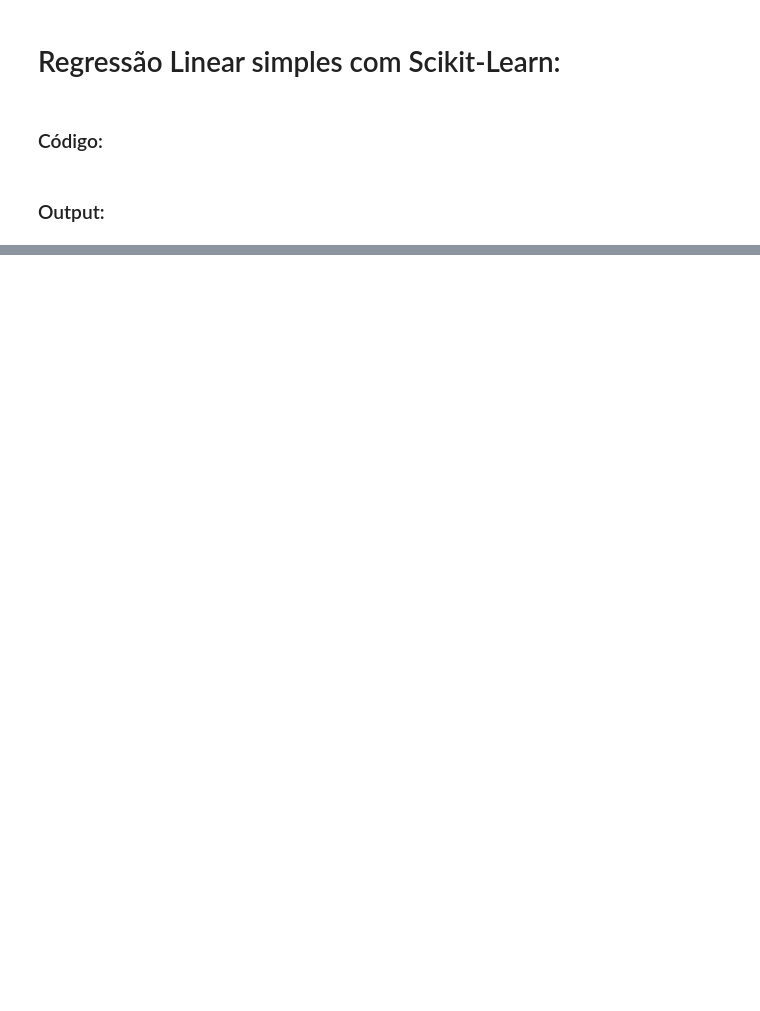
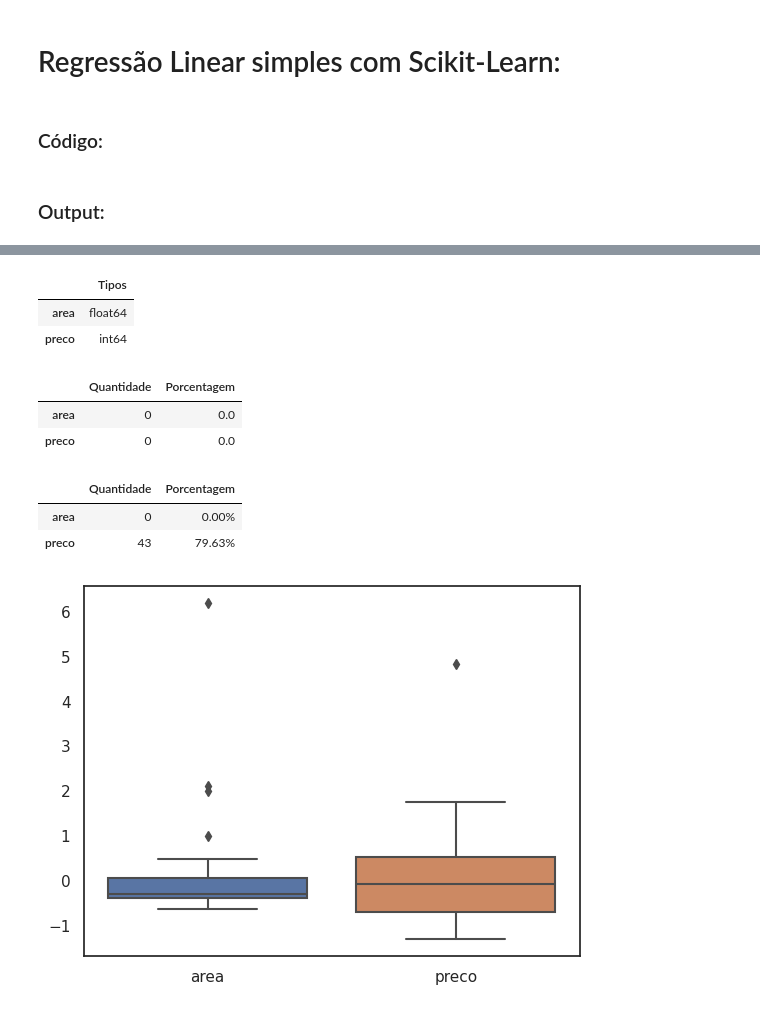
Before and after one commit to SamuelBarbosaDev/DataExpert, a Jupyter notebook: core/core/slots/7/main.ipynb, the cells around one changed output, grey strips where cells are left out. Drawn from its saved outputs; the diff is of its cells as text; code cells hidden in the pictures; blank space fills up the shorter version.

```diff
--- a/core/core/slots/7/main.ipynb
+++ b/core/core/slots/7/main.ipynb
@@ -112,0 +118,5 @@ display(df_escolaridade.head())
+# %%
+path = r'../../../data/imoveis.xlsx'
+df_imoveis = pd.read_excel(
+    io=path
+)
@@ -893,0 +1049,22 @@ if __name__ == '__main__':
+# %%
+regressão_linear_com_scikit_learn.verificando_tipos(dataframe=df_imoveis)
+# %% [output]
+|  | Tipos |
+| area | float64 |
+| preco | int64 |
+# %%
+regressão_linear_com_scikit_learn.verificando_valores_nulos(dataframe=df_imoveis)
+# %% [output]
+|  | Quantidade | Porcentagem |
+| area | 0 | 0.0 |
+| preco | 0 | 0.0 |
+# %%
+regressão_linear_com_scikit_learn.verificando_valores_duplicados(dataframe=df_imoveis)
+# %% [output]
+|  | Quantidade | Porcentagem |
+| area | 0 | 0.00% |
+| preco | 43 | 79.63% |
+# %%
+regressão_linear_com_scikit_learn.identificando_outliers(dataframe=df_imoveis)
+# %% [output]
+[figure, added]
```
Also changed, not shown: parts of 42 cells of this notebook, 1 other file.
